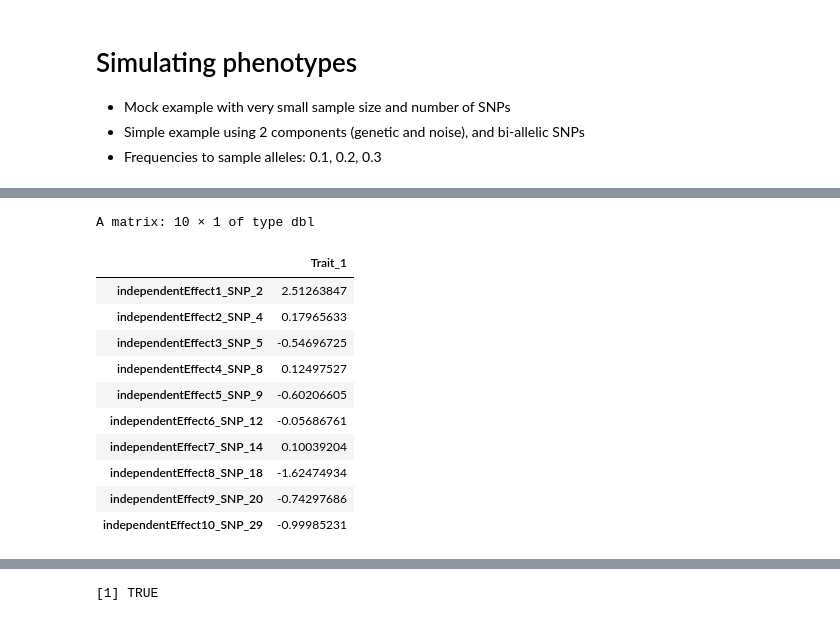
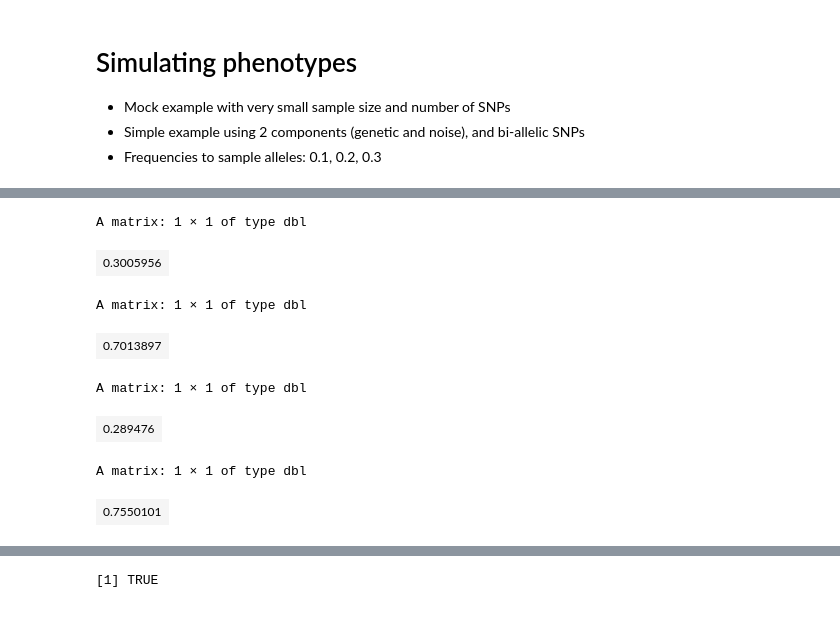
Before and after one commit to sdaza/obesity-dem-heritability, a Jupyter notebook: notebooks/simulating-phenotypes.ipynb, the cells around one changed output, grey strips where cells are left out. Cells and saved outputs as stored; diff of their text form; code cells hidden in the pictures.

```diff
--- a/notebooks/simulating-phenotypes.ipynb
+++ b/notebooks/simulating-phenotypes.ipynb
@@ -33,23 +19,0 @@ A matrix: 6 × 30 of type int
-# %%
-# then, we can assign (randomly) causal SNPs to that matrix
-# and genetic effects
-# P = number of traits simulated, in this case only one (bmi)
-causalSNPs = getCausalSNPs(N = nsim, genotypes = genotypes$genotypes,
-    NrCausalSNPs = 10, verbose = FALSE)
-genFixed <- geneticFixedEffects(N = nsim, P = 1, X_causal = causalSNPs,
-    pIndependentGenetic = 1)
-# effects simulated for the causal SNP selected (a fake GWAS)
-t(genFixed$cov_effect)
-# %% [output]
-A matrix: 10 × 1 of type dbl
-|  | Trait_1 |
-| independentEffect1_SNP_2 | 2.51263847 |
-| independentEffect2_SNP_4 | 0.17965633 |
-| independentEffect3_SNP_5 | -0.54696725 |
-| independentEffect4_SNP_8 | 0.12497527 |
-| independentEffect5_SNP_9 | -0.60206605 |
-| independentEffect6_SNP_12 | -0.05686761 |
-| independentEffect7_SNP_14 | 0.10039204 |
-| independentEffect8_SNP_18 | -1.62474934 |
-| independentEffect9_SNP_20 | -0.74297686 |
-| independentEffect10_SNP_29 | -0.99985231 |
@@ -55,0 +164,16 @@ A matrix: 10 × 1 of type dbl
+# %%
+var(parentGComp * pgsf) /var(parentTrait)
+var(parentNComp * pnsf) /var(parentTrait)
+# %% [output]
+A matrix: 1 × 1 of type dbl
+| 0.3005956 |
+A matrix: 1 × 1 of type dbl
+| 0.7013897 |
+# %%
+var(kidGComp * pgsf) /var(kidTrait)
+var(kidNComp * pnsf) /var(kidTrait)
+# %% [output]
+A matrix: 1 × 1 of type dbl
+| 0.289476 |
+A matrix: 1 × 1 of type dbl
+| 0.7550101 |
```
Also changed, not shown: parts of 32 cells of this notebook, 1 other file.
